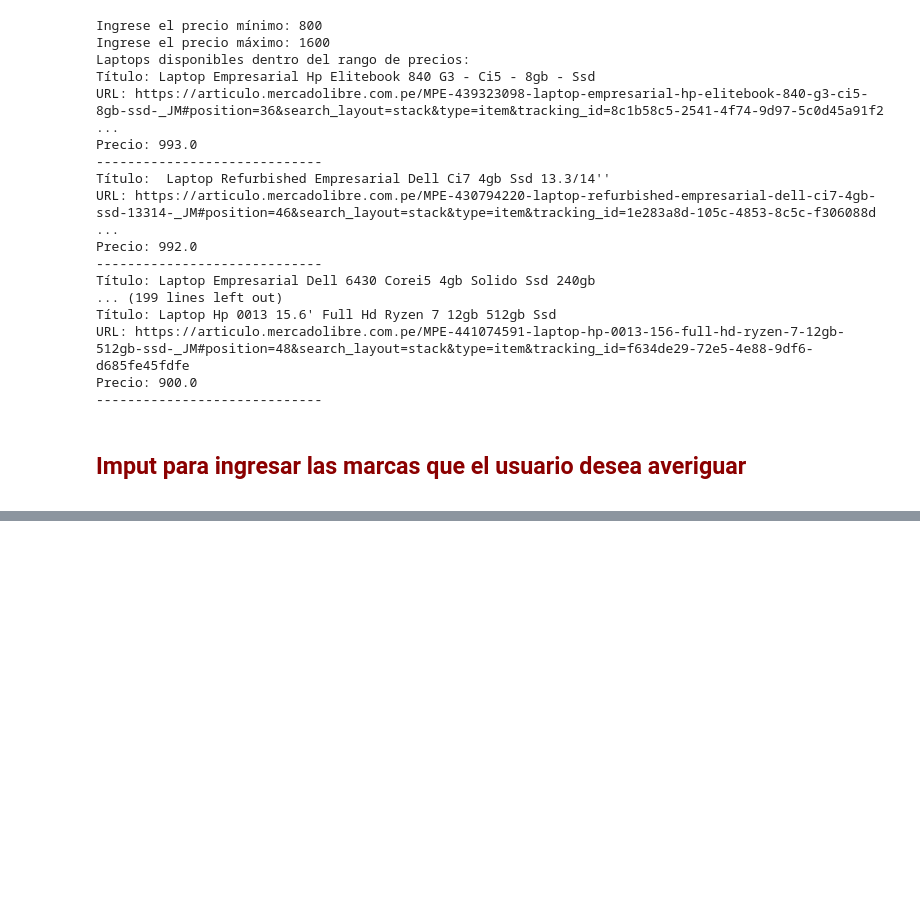
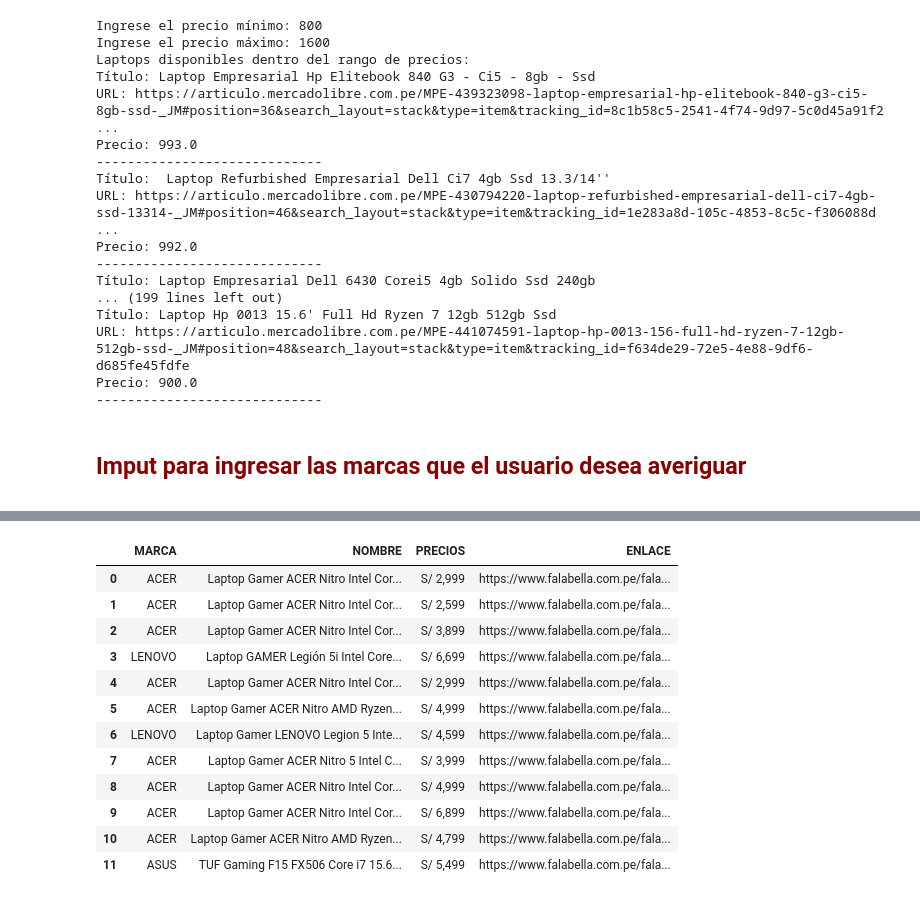
Before and after one commit to BrendaAnali/Trabajo-Final-LP2, a Jupyter notebook: scraping-mercado-libre.ipynb, the cells around one changed output, grey strips where cells are left out. Cells and saved outputs as stored; diff of their text form; code cells hidden in the pictures; blank space fills up the shorter version.

```diff
--- a/scraping-mercado-libre.ipynb
+++ b/scraping-mercado-libre.ipynb
@@ -304,0 +345,9 @@ print(df_filtrado.to_string(index=False))
+# %%
+#Precio
+busqueda = contenido.find_all("span", attrs={'class':"copy10 primary medium jsx-2889528833 normal line-height-22"})
+print(range(len(busqueda)))
+pre = []
+for i in range(len(busqueda)):
+    print(busqueda[i].text)
+    pre.append(busqueda[i].text) #['href']
+#print(pre)
@@ -304,0 +368,9 @@ print(df_filtrado.to_string(index=False))
+# %%
+#NOMBRES
+busqueda = contenido.find_all("b", attrs={'class':"jsx-1833870204 copy2 primary jsx-2889528833 normal pod-subTitle subTitle-rebrand"})
+print(range(len(busqueda)))
+nombre = []
+for i in range(len(busqueda)):
+    print(busqueda[i].text)
+    nombre.append(busqueda[i].text) #['href']
+print(nombre)
@@ -304,0 +392,9 @@ print(df_filtrado.to_string(index=False))
+# %%
+#ENLACE
+busqueda = contenido.find_all("a", attrs={'class':"jsx-2907167179 layout_grid-view layout_view_4_GRID"})
+print(range(len(busqueda)))
+enlaces = []
+for i in range(len(busqueda)):
+    print(busqueda[i]['href'])
+    enlaces.append(busqueda[i]['href']) #['href']
+#print(marca)
@@ -304,0 +415,19 @@ print(df_filtrado.to_string(index=False))
+# %%
+data = {'MARCA': marca, "PRECIOS":pre, "NOMBRE":nombre, "ENLACE":enlaces}
+# %%
+df_1 = pd.DataFrame(data, columns = ['MARCA', 'NOMBRE','PRECIOS','ENLACE'])
+df_1
+# %% [output]
+|  | MARCA | NOMBRE | PRECIOS | ENLACE |
+| 0 | ACER | Laptop Gamer ACER Nitro Intel Cor... | S/ 2,999 | https://www.falabella.com.pe/fala... |
+| 1 | ACER | Laptop Gamer ACER Nitro Intel Cor... | S/ 2,599 | https://www.falabella.com.pe/fala... |
+| 2 | ACER | Laptop Gamer ACER Nitro Intel Cor... | S/ 3,899 | https://www.falabella.com.pe/fala... |
+| 3 | LENOVO | Laptop GAMER Legión 5i Intel Core... | S/ 6,699 | https://www.falabella.com.pe/fala... |
+| 4 | ACER | Laptop Gamer ACER Nitro Intel Cor... | S/ 2,999 | https://www.falabella.com.pe/fala... |
+| 5 | ACER | Laptop Gamer ACER Nitro AMD Ryzen... | S/ 4,999 | https://www.falabella.com.pe/fala... |
+| 6 | LENOVO | Laptop Gamer LENOVO Legion 5 Inte... | S/ 4,599 | https://www.falabella.com.pe/fala... |
+| 7 | ACER | Laptop Gamer ACER Nitro 5 Intel C... | S/ 3,999 | https://www.falabella.com.pe/fala... |
+| 8 | ACER | Laptop Gamer ACER Nitro Intel Cor... | S/ 4,999 | https://www.falabella.com.pe/fala... |
+| 9 | ACER | Laptop Gamer ACER Nitro Intel Cor... | S/ 6,899 | https://www.falabella.com.pe/fala... |
+| 10 | ACER | Laptop Gamer ACER Nitro AMD Ryzen... | S/ 4,799 | https://www.falabella.com.pe/fala... |
+| 11 | ASUS | TUF Gaming F15 FX506 Core i7 15.6... | S/ 5,499 | https://www.falabella.com.pe/fala... |
```
Also changed, not shown: parts of 9 cells of this notebook.
